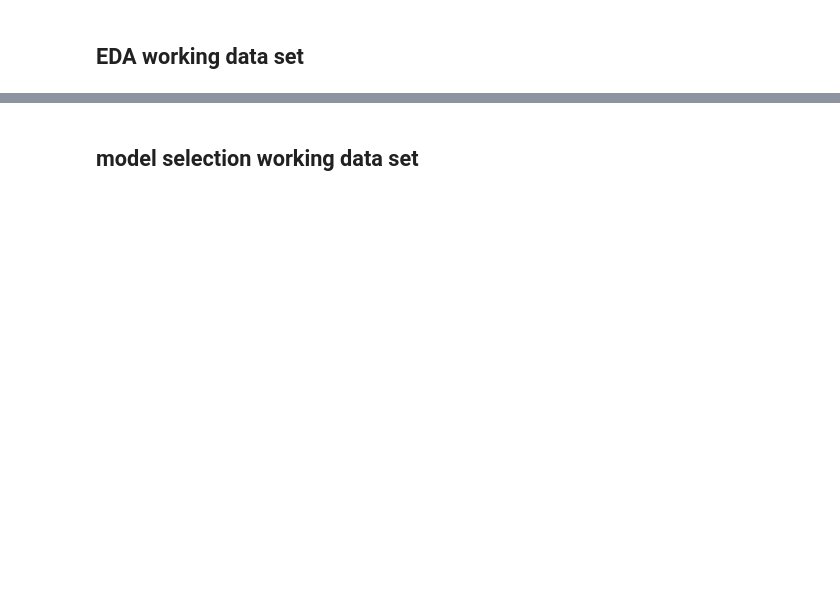
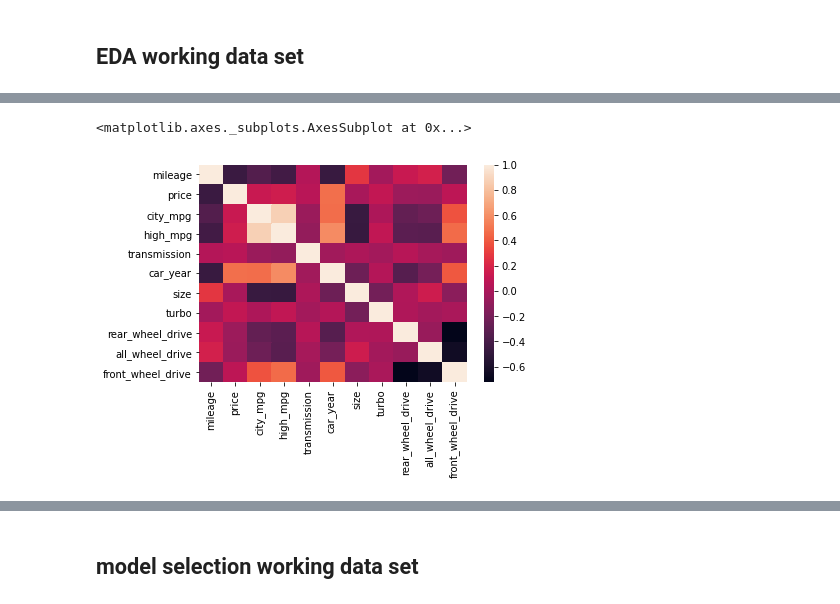
Before and after one commit to Terrencebosco/Build_week_2, a Jupyter notebook: build_week_2_(working).ipynb, the cells around one changed output, grey strips where cells are left out. Cells and saved outputs as stored; diff of their text form; code cells hidden in the pictures; blank space fills up the shorter version.

```diff
--- a/build_week_2_(working).ipynb
+++ b/build_week_2_(working).ipynb
@@ -299,0 +303,7 @@ sns.jointplot(x="price", y="mileage", data=df, kind='reg',joint_kws={'line_kws':
+# %%
+x_tab = df.corr()
+
+sns.heatmap(x_tab)
+# %% [output]
+<matplotlib.axes._subplots.AxesSubplot at 0x...>
+[figure, added]
```
Also changed, not shown: parts of 14 cells of this notebook.
